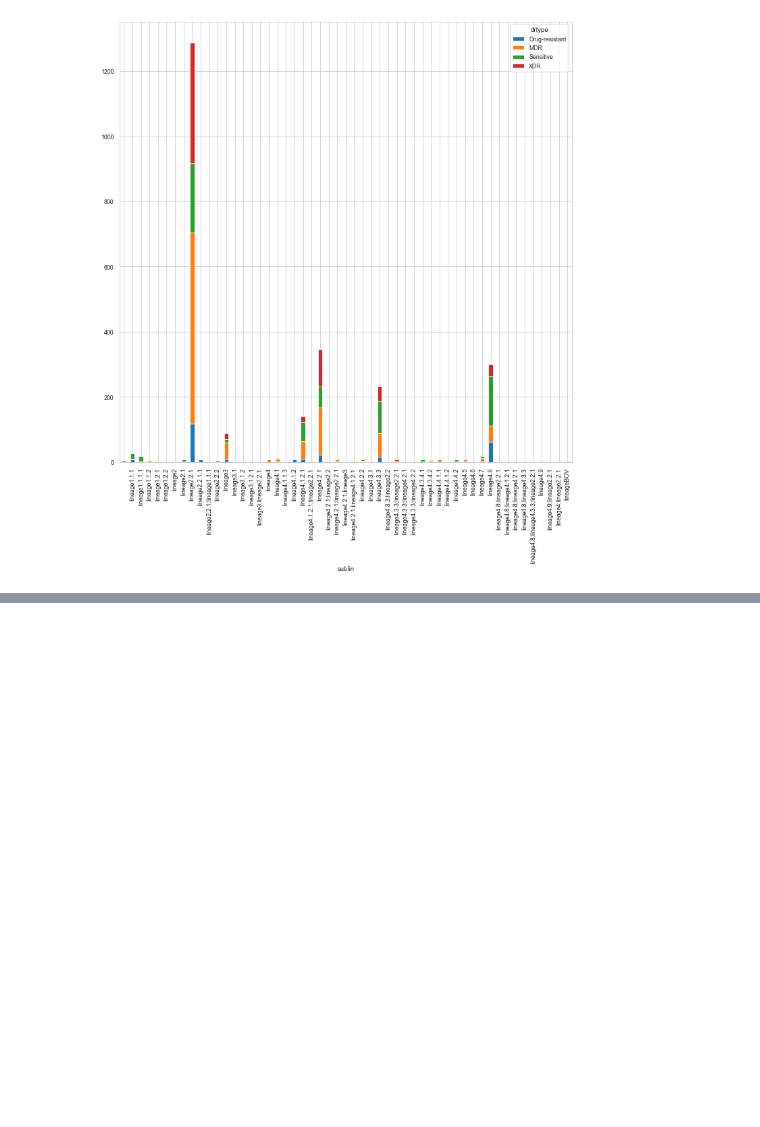
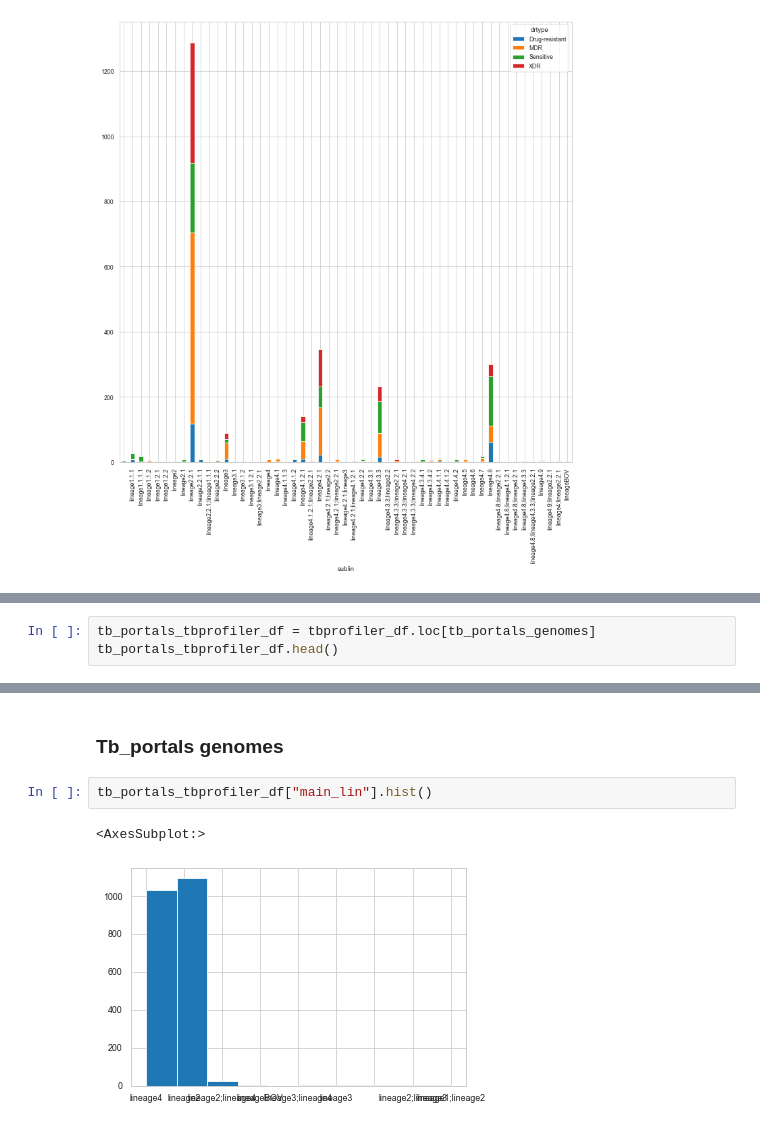
Before and after one commit to abhi18av/LJMU_Masters_Dissertation, a Jupyter notebook: src/notebooks/mono_resistance_eda.ipynb, the cells around one changed output, grey strips where cells are left out. Saved outputs shown, nothing was run; the diff lists cells and outputs as text; blank space fills up the shorter version.

```diff
--- a/src/notebooks/mono_resistance_eda.ipynb
+++ b/src/notebooks/mono_resistance_eda.ipynb
@@ -197,0 +218,3 @@ import allel
+# %%
+tb_portals_tbprofiler_df = tbprofiler_df.loc[tb_portals_genomes]
+tb_portals_tbprofiler_df.head()
@@ -197,0 +271,7 @@ import allel
+# %% [markdown]
+### Tb_portals genomes
+# %%
+tb_portals_tbprofiler_df["main_lin"].hist()
+# %% [output]
+<AxesSubplot:>
+[figure, added]
```
Also changed, not shown: parts of 15 cells of this notebook.
